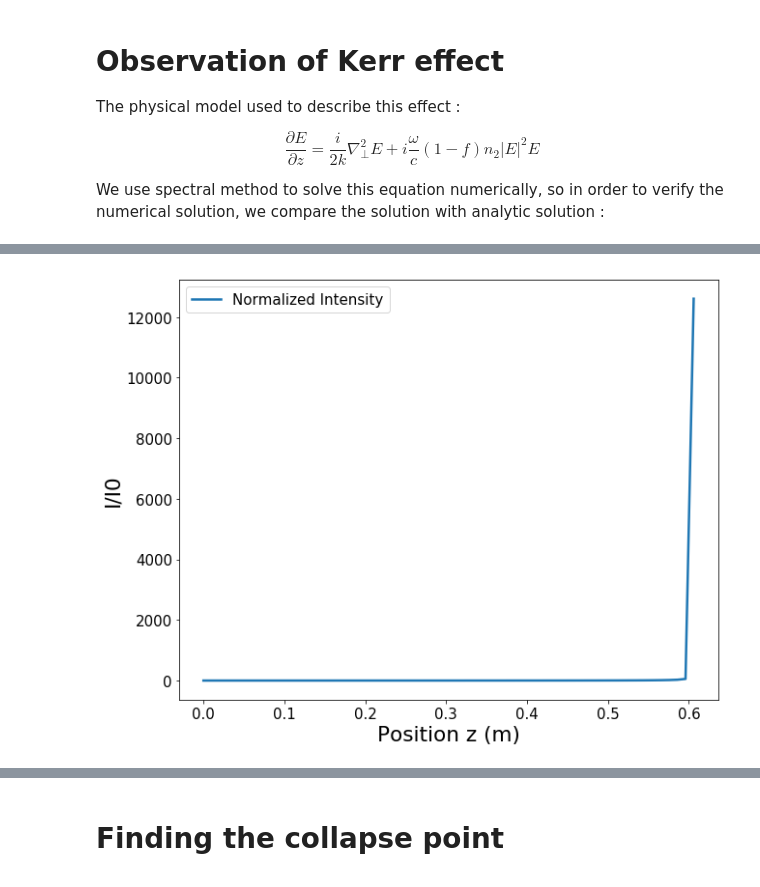
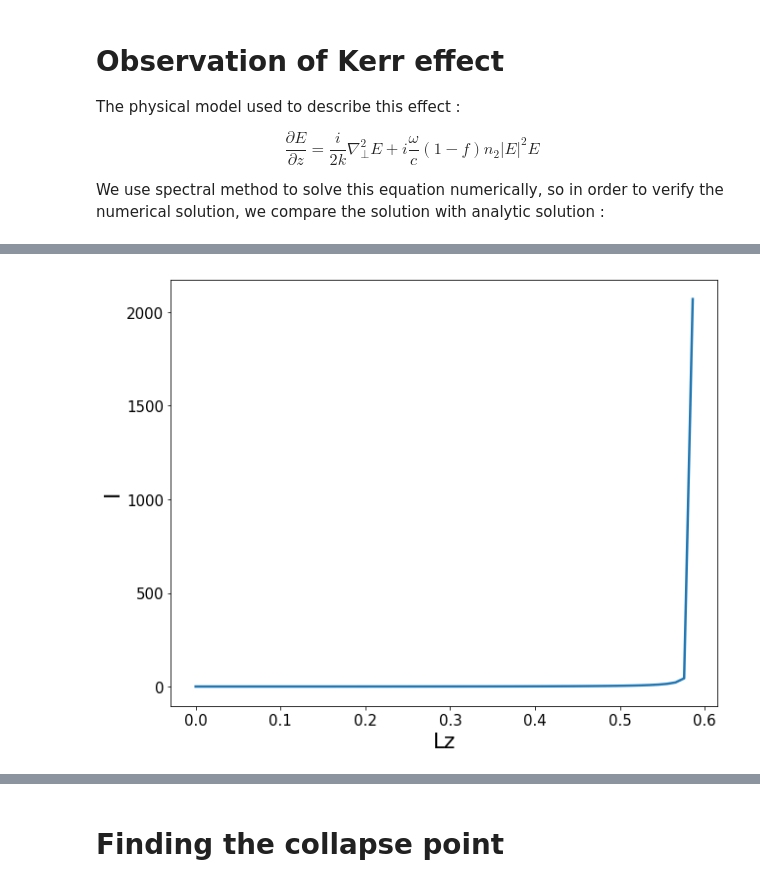
Before and after one commit to kimhong-chao/Project-PHY571, a Jupyter notebook: analysis/analyze_kerr.ipynb, the cells around one changed output, grey strips where cells are left out. Saved outputs shown, nothing was run; the diff lists cells and outputs as text; code cells hidden in the pictures.

```diff
--- a/analysis/analyze_kerr.ipynb
+++ b/analysis/analyze_kerr.ipynb
@@ -102,18 +10,0 @@ for z in [0, 0.499, 0.6, Lz]:
-# %%
-list_div = []
-for i in range(inten_num.shape[0]-1):
-    div = np.max(inten_num[i])
-    list_div.append(div)
-list_div = np.asarray(list_div)
-#print(list_div)
-norm = list_div[0]
-x = np.linspace(0, Lz, Nz/nb_save)
-fig, ax = plt.subplots()
-ax.plot(x, list_div/norm, label = 'Normalized Intensity')
-ax.set_xlabel('Position z (m)')
-ax.set_ylabel('I/I0')
-ax.legend()
-#plt.ylim(4.5, 5.5)
-fig.show()
-# %% [output]
-[figure, removed]
@@ -119,0 +32,27 @@ fig.show()
+# %%
+import matplotlib as mpl
+mpl.rcParams['figure.figsize'] = (10,8)
+mpl.rcParams['font.size'] = 15
+mpl.rcParams['axes.labelsize'] = 'x-large'
+mpl.rcParams['lines.linewidth'] = 2.5
+mpl.rcParams['lines.markersize'] = 10.0
+
+#Energy maximum of laser along z
+list_e = []
+num_point = inten_num.shape[0]
+for i in range(num_point):
+    list_e.append(np.max(inten_num[i]))
+screen = np.linspace(0, Lz, inten_num.shape[0])
+list_e = np.asarray(list_e)
+
+Pcr_const = np.zeros(inten_num.shape[0]) + Pcr
+fig, ax = plt.subplots()
+ax.plot(screen, list_e)
+#ax.plot(screen, Pcr_const)
+ax.set_xlabel('Lz')
+ax.set_ylabel('I')
+ax.legend()
+#plt.xlim(0.007, 0.009)
+fig.show()
+# %% [output]
+[figure, added]
```
Also changed, not shown: parts of 8 cells of this notebook.
